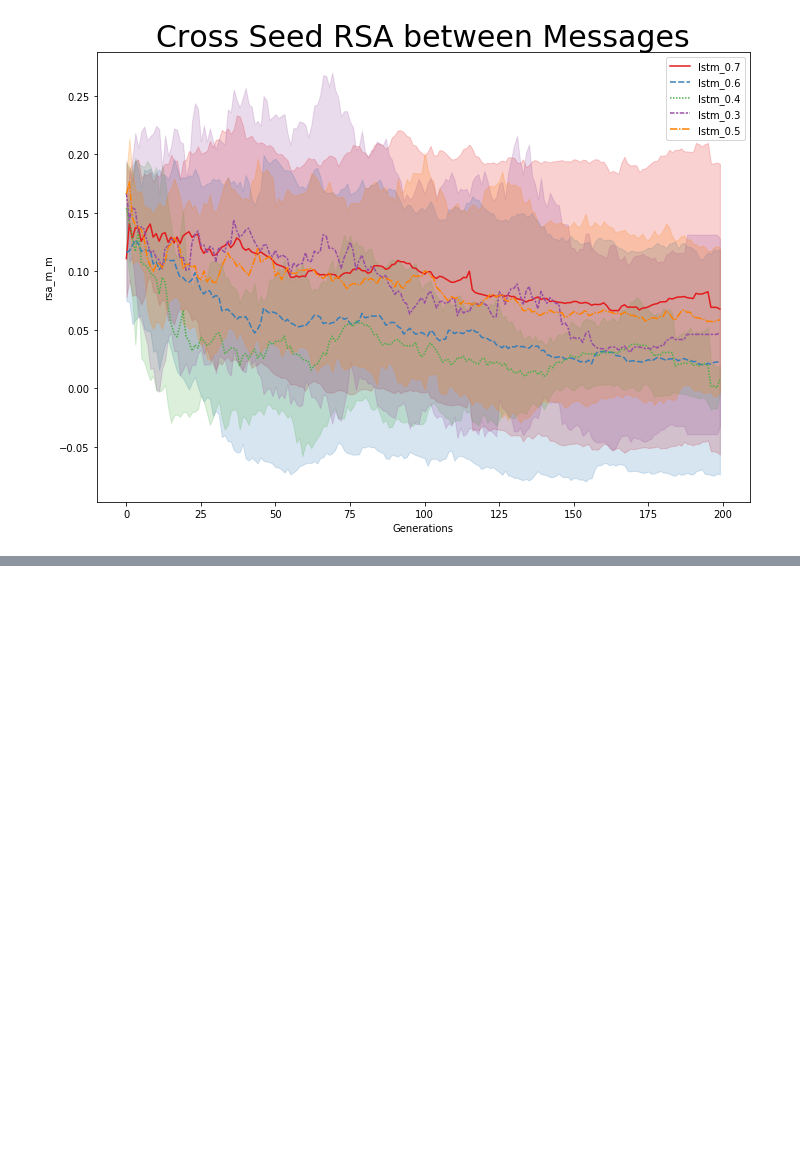
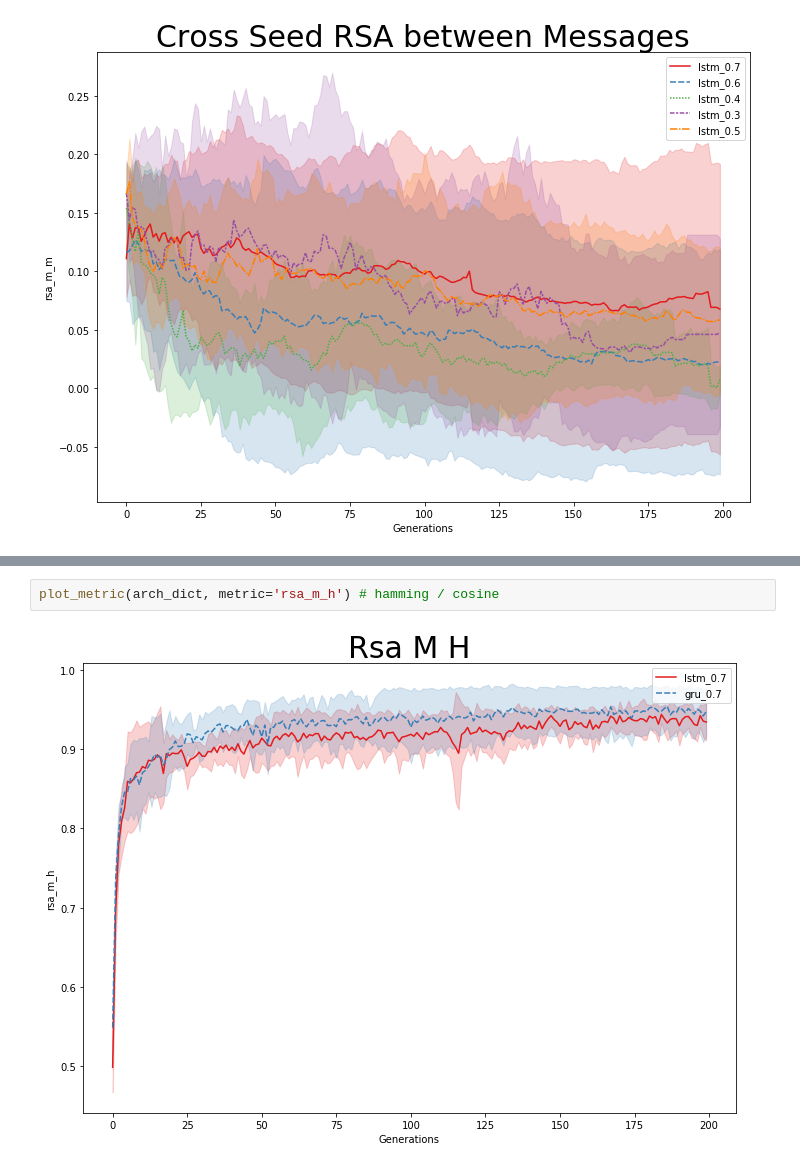
Before and after one commit to gautierdag/cultural-magnification, a Jupyter notebook: main.ipynb, the cells around one changed output, grey strips where cells are left out. Drawn from its saved outputs; the diff is of its cells as text; blank space fills up the shorter version.

```diff
--- a/main.ipynb
+++ b/main.ipynb
@@ -205,0 +240,4 @@ plot_metric(cross_seed_metrics, metric='rsa_m_m', title='Cross Seed RSA between
+# %%
+plot_metric(arch_dict, metric='rsa_m_h') # hamming / cosine
+# %% [output]
+[figure, added]
```
Also changed, not shown: parts of 15 cells of this notebook.
